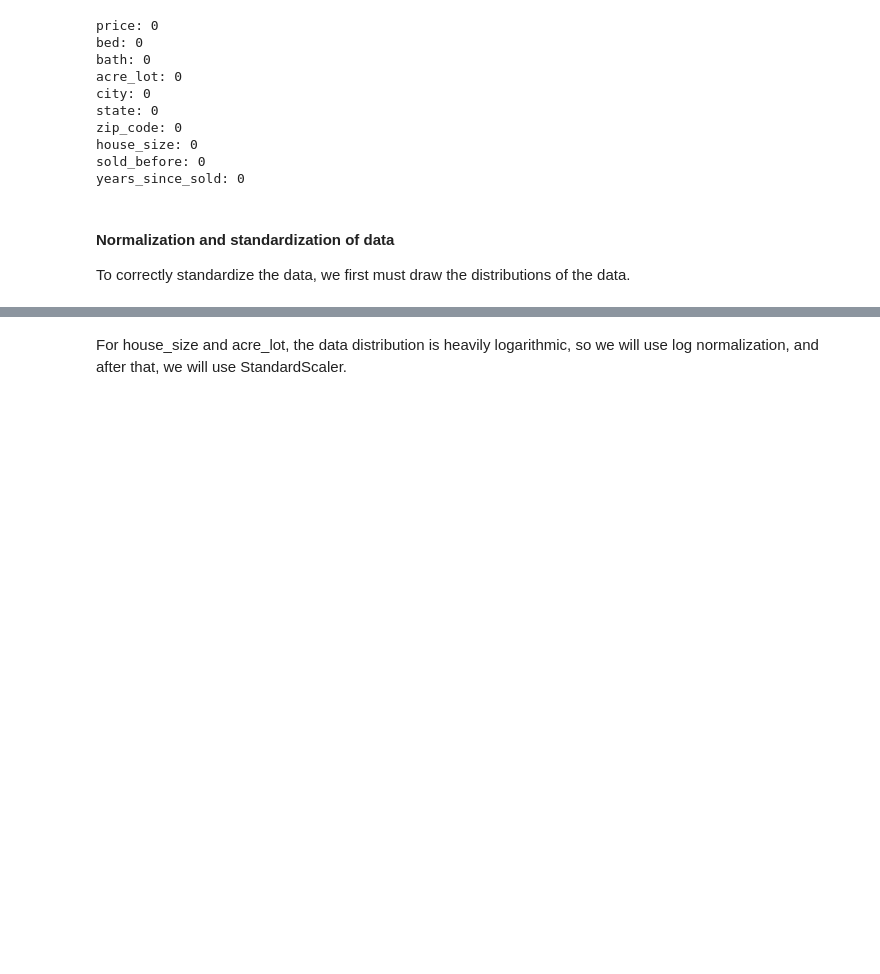
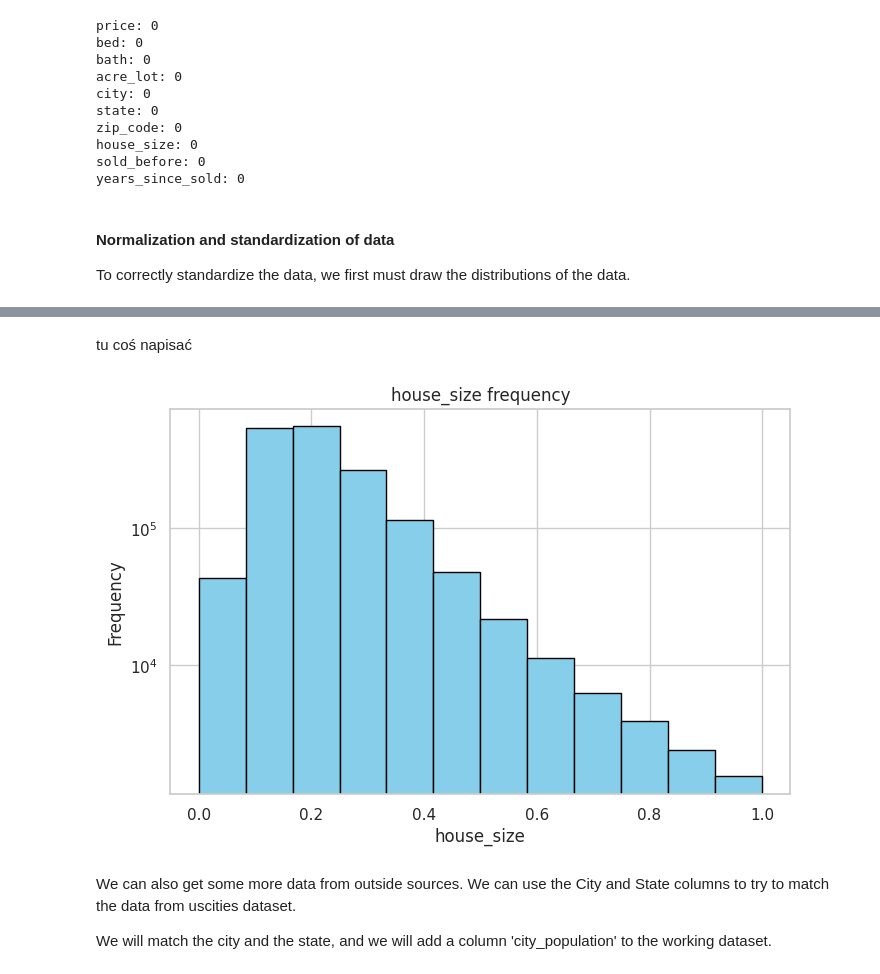
Before and after one commit to Deptage/data_mining_project, a Jupyter notebook: src/Data_Mining_Project.ipynb, the cells around one changed output, grey strips where cells are left out. Drawn from its saved outputs; the diff is of its cells as text; code cells hidden in the pictures; blank space fills up the shorter version.

```diff
--- a/src/Data_Mining_Project.ipynb
+++ b/src/Data_Mining_Project.ipynb
@@ -413,3 +417 @@ draw_histogram(ured_filtered['years_since_sold'], title='years_since_sold freque
 [figure]
-# %% [markdown]
-For house_size and acre_lot, the data distribution is heavily logarithmic, so we will use log normalization, and after that, we will use StandardScaler.
@@ -420,0 +418,13 @@ ured_normalized['acre_lot'] = np.log(ured_normalized['acre_lot'])
+# %% [markdown]
+tu coś napisać
+# %%
+import numpy as np
+ured_normalized = ured_filtered.copy()
+ured_normalized['house_size'] = (ured_filtered['house_size'] - ured_filtered['house_size'].min()) / (ured_filtered['house_size'].max() - ured_filtered['house_size'].min())
+draw_histogram(ured_normalized['house_size'], title='house_size frequency', xlabel='house_size', ylabel='Frequency')
+# %% [output]
+[figure, added]
+# %% [markdown]
+We can also get some more data from outside sources. We can use the City and State columns to try to match the data from uscities dataset.
+
+We will match the city and the state, and we will add a column 'city_population' to the working dataset.
```
Also changed, not shown: parts of 18 cells of this notebook.
